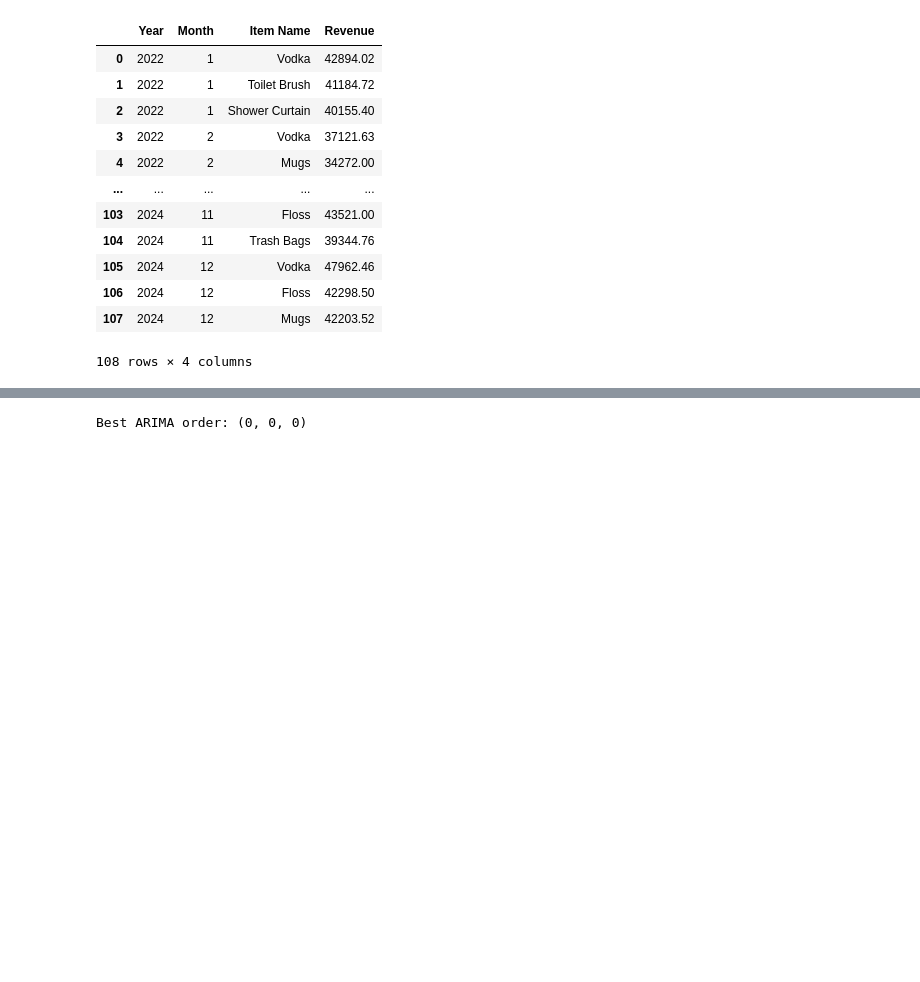
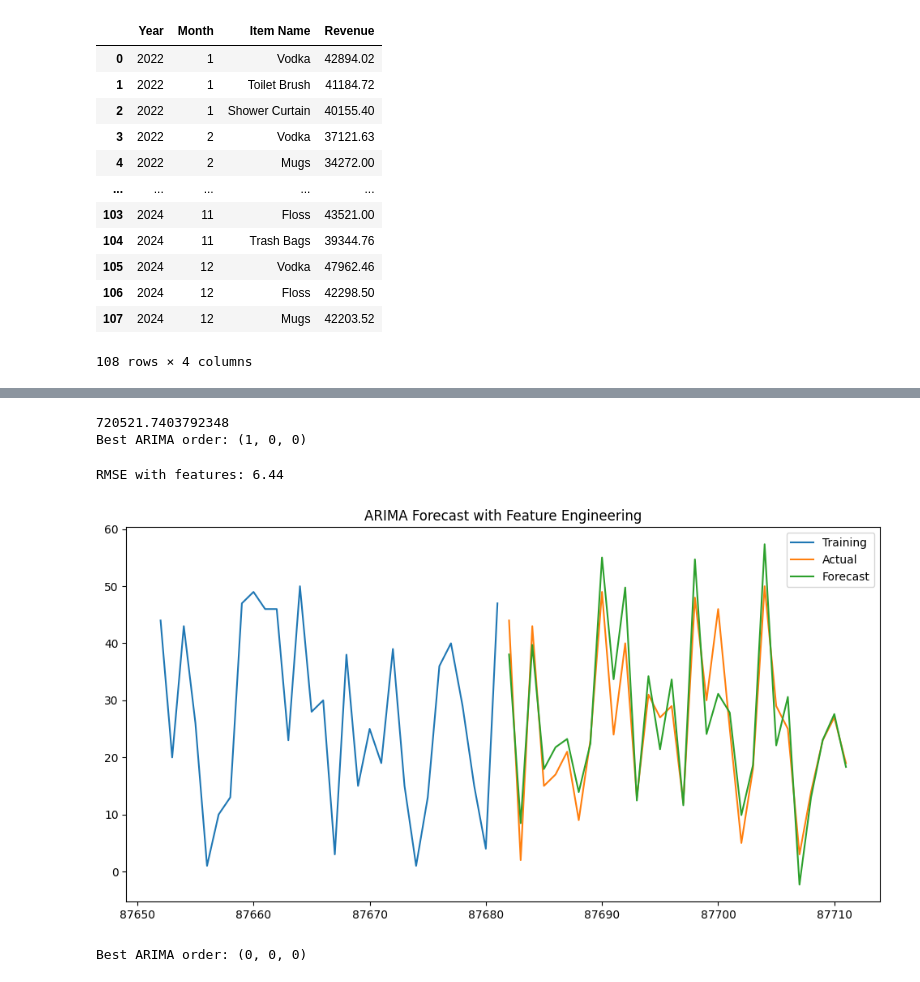
Before and after one commit to Rojal123245/Sales_micro, a Jupyter notebook: model.ipynb, the cells around one changed output, grey strips where cells are left out. Cells and saved outputs as stored; diff of their text form; code cells hidden in the pictures; blank space fills up the shorter version.

Commit message:
Model train Done: Forecast Error

```diff
--- a/model.ipynb
+++ b/model.ipynb
@@ -451,3 +408,70 @@ RMSE with features: 6.44
+# %%
+from statsmodels.tsa.arima.model import ARIMA
+
+def grid_search_arima(series, p_values, d_values, q_values):
+    best_aic = float("inf")
+    best_order = None
+    best_model = None
+
+    for p in p_values:
+        for d in d_values:
+            for q in q_values:
+                try:
+                    model = ARIMA(series, order=(p, d, q))
+                    results = model.fit()
+                    if results.aic < best_aic:
+                        best_aic = results.aic
+                        best_order = (p, d, q)
+                        best_model = results
+                except:
+                    continue
+    print(best_aic)
+    return best_order, best_model
+
+
+# Define the range of parameters to search
+p_values = range(0, 3)
+d_values = range(0, 2)
+q_values = range(0, 3)
+
+# Perform grid search
+best_order, best_model = grid_search_arima(train['Sales'], p_values, d_values, q_values)
+print("Best ARIMA order:", best_order)
+# %% [output]
+720521.7403792348
+Best ARIMA order: (1, 0, 0)
+# %%
+# Separate features and target
+features = ['dayofweek', 'month', 'quarter', 'is_weekend', 'stock_ratio', 'price_bins', 'sales_ratio',
+           'sales_lag1', 'sales_lag7', 'sales_ma_7d', 'sales_ma_30d','price_stock_ratio', 'sales_price_ratio']
+X_train = train[features]
+y_train = train['Sales']
+X_test = test[features]
+y_test = test['Sales']
+
+# Modify ARIMA model to use exogenous variables
+model = ARIMA(endog=y_train, exog=X_train, order=(0, 0, 0))
+model = ARIMA(endog=y_train, exog=X_train, order=best_order)
+fitted_model = model.fit()
+
+# Generate forecasts with exogenous variables
+forecast = fitted_model.forecast(steps=len(test), exog=X_test)
+
+#Calculate metrics
+rmse = np.sqrt(mean_squared_error(y_test, forecast))
+print(f'RMSE with features: {rmse:.2f}')
+
+# Plot results
+plt.figure(figsize=(12,6))
+plt.plot(y_train.index[-30:], y_train[-30:], label='Training')
+plt.plot(y_test.index[:30], y_test[:30], label='Actual')
+plt.plot(y_test.index[:30], forecast[:30], label='Forecast')
+plt.title('ARIMA Forecast with Feature Engineering')
+plt.legend()
+plt.show()
+# %% [output]
+RMSE with features: 6.44
+[figure, added]
 # %%
 from sklearn.model_selection import train_test_split
 
```
Also changed, not shown: parts of 13 cells of this notebook, 6 other files.
